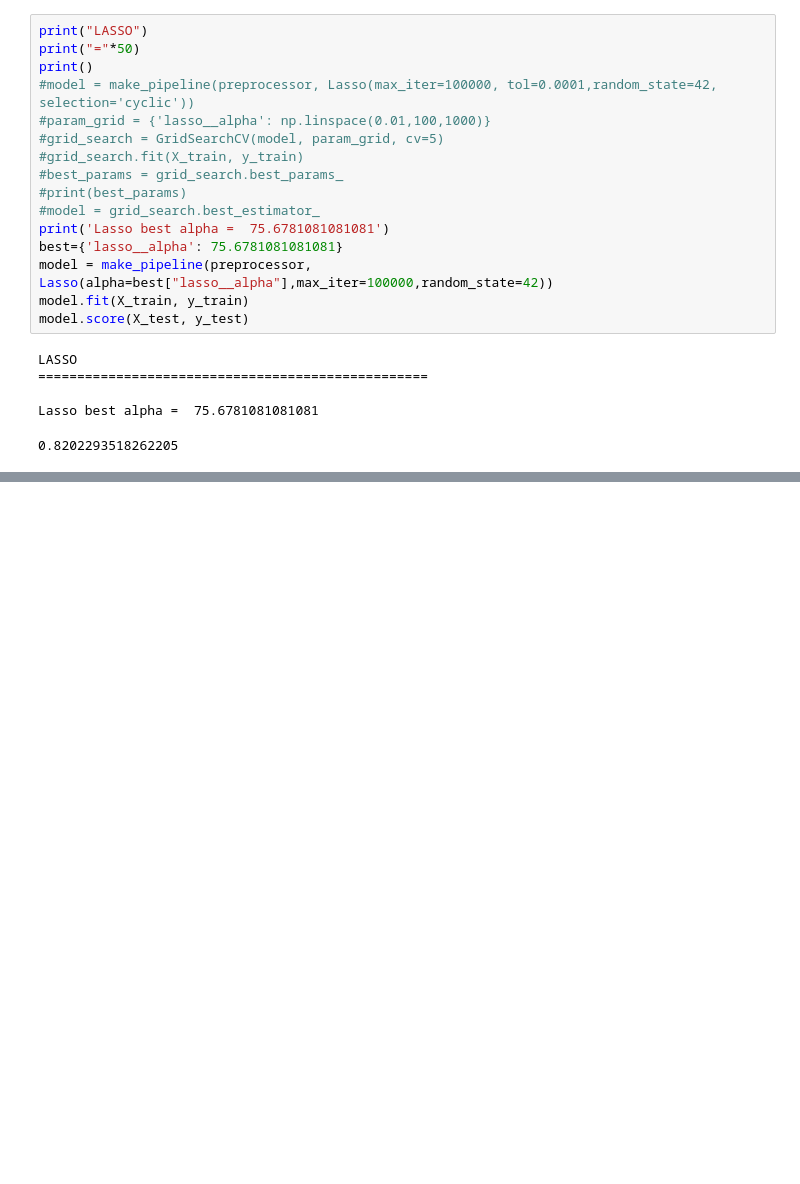
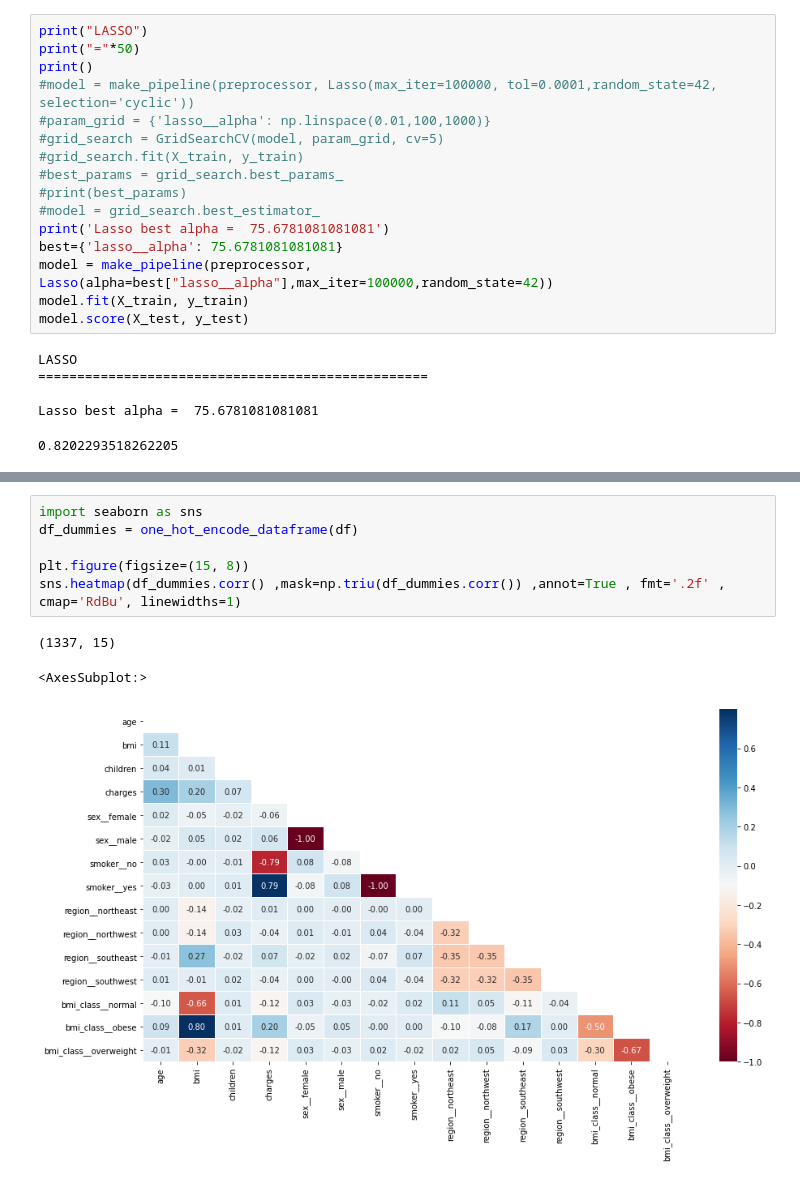
Before and after one commit to zoltarzol/brief_assur_aimant, a Jupyter notebook: Emad/analyse/new_test_Emad.ipynb, the cells around one changed output, grey strips where cells are left out. Drawn from its saved outputs; the diff is of its cells as text; blank space fills up the shorter version.

```diff
--- a/Emad/analyse/new_test_Emad.ipynb
+++ b/Emad/analyse/new_test_Emad.ipynb
@@ -153,0 +176,10 @@ time to find best alpha : 10min 27.6s
+# %%
+import seaborn as sns
+df_dummies = one_hot_encode_dataframe(df)
+
+plt.figure(figsize=(15, 8))
+sns.heatmap(df_dummies.corr() ,mask=np.triu(df_dummies.corr()) ,annot=True , fmt='.2f' , cmap='RdBu', linewidths=1)
+# %% [output]
+(1337, 15)
+<AxesSubplot:>
+[figure, added]
```
Also changed, not shown: parts of 3 cells of this notebook, 2 other files.
